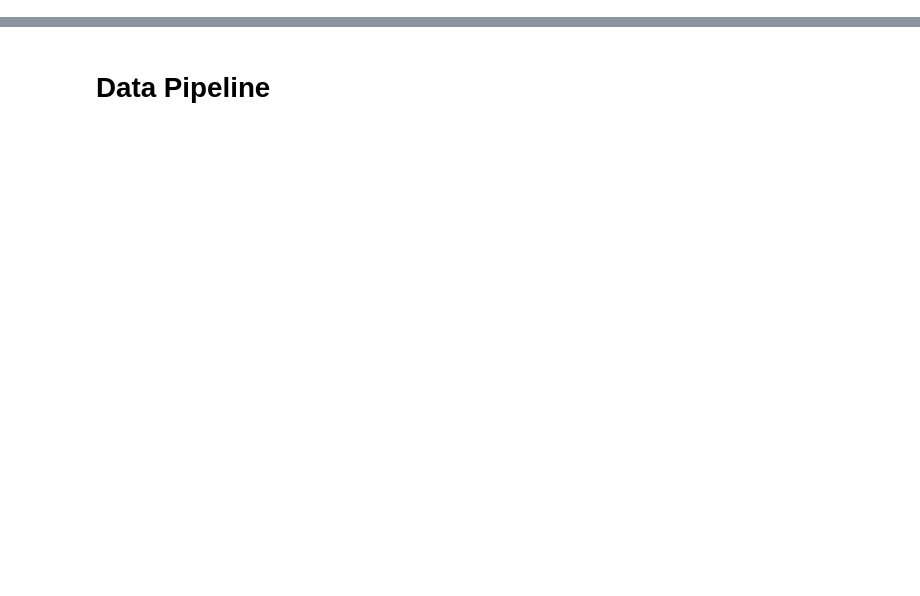
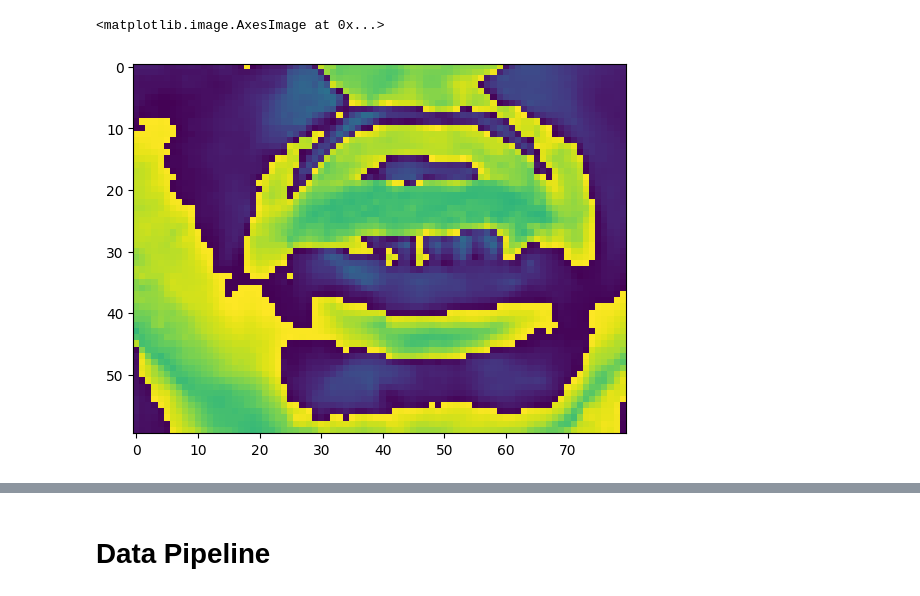
Before and after one commit to MeSagor/Lip-Reading, a Jupyter notebook: lipnet_bangla.ipynb, the cells around one changed output, grey strips where cells are left out. Saved outputs shown, nothing was run; the diff lists cells and outputs as text; code cells hidden in the pictures; blank space fills up the shorter version.

```diff
--- a/lipnet_bangla.ipynb
+++ b/lipnet_bangla.ipynb
@@ -28,34 +31,37 @@ def load_video(path:str) -> List[float]:
         ret, frame = cap.read()
         if not ret:
             continue
         frame = cv2.cvtColor(frame, cv2.COLOR_BGR2GRAY)
         faces = hog_face_detector(frame)
 
         x67, y67 = 100, 100
         horizontal_padding, vertical_padding = 40, 30
         for face in faces:
             face_landmarks = dlib_facelandmark(frame, face)
             # for n in range(0, 68):
             #     x = face_landmarks.part(n).x
             #     y = face_landmarks.part(n).y
             #     cv2.circle(frame, (x, y), 1, (0, 0, 255), -1)
             x67 = face_landmarks.part(67).x
             y67 = face_landmarks.part(67).y
         lip_window = frame[y67-vertical_padding:y67+vertical_padding, x67-horizontal_padding:x67+horizontal_padding]
         lip_window = tf.expand_dims(lip_window, axis=-1)
 
         frames.append(lip_window)
     cap.release()
     # return frames
     mean = tf.math.reduce_mean(frames)
     std = tf.math.reduce_std(tf.cast(frames, tf.float32))
     return tf.cast((frames - mean), tf.float32) / std
 
 
-test_path = './data/person0/clips/clip0.mp4'
+test_path = './data/clips/train/clip4.mp4'
 frm = load_video(test_path)
 
 plt.imshow(frm[20])
+# %% [output]
+<matplotlib.image.AxesImage at 0x...>
+[figure, added]
 # %%
 vocab = [x for x in " অআইঈউঊঋএঐওঔকখগঘঙচছজঝঞটঠডঢণতথদধনপফবভমযরলশষসহড়ঢ়য়ৎংঃঁািীুূেৈোৌৃ"]
 # %%
```
Also changed, not shown: parts of 17 cells of this notebook, 7 other files.
